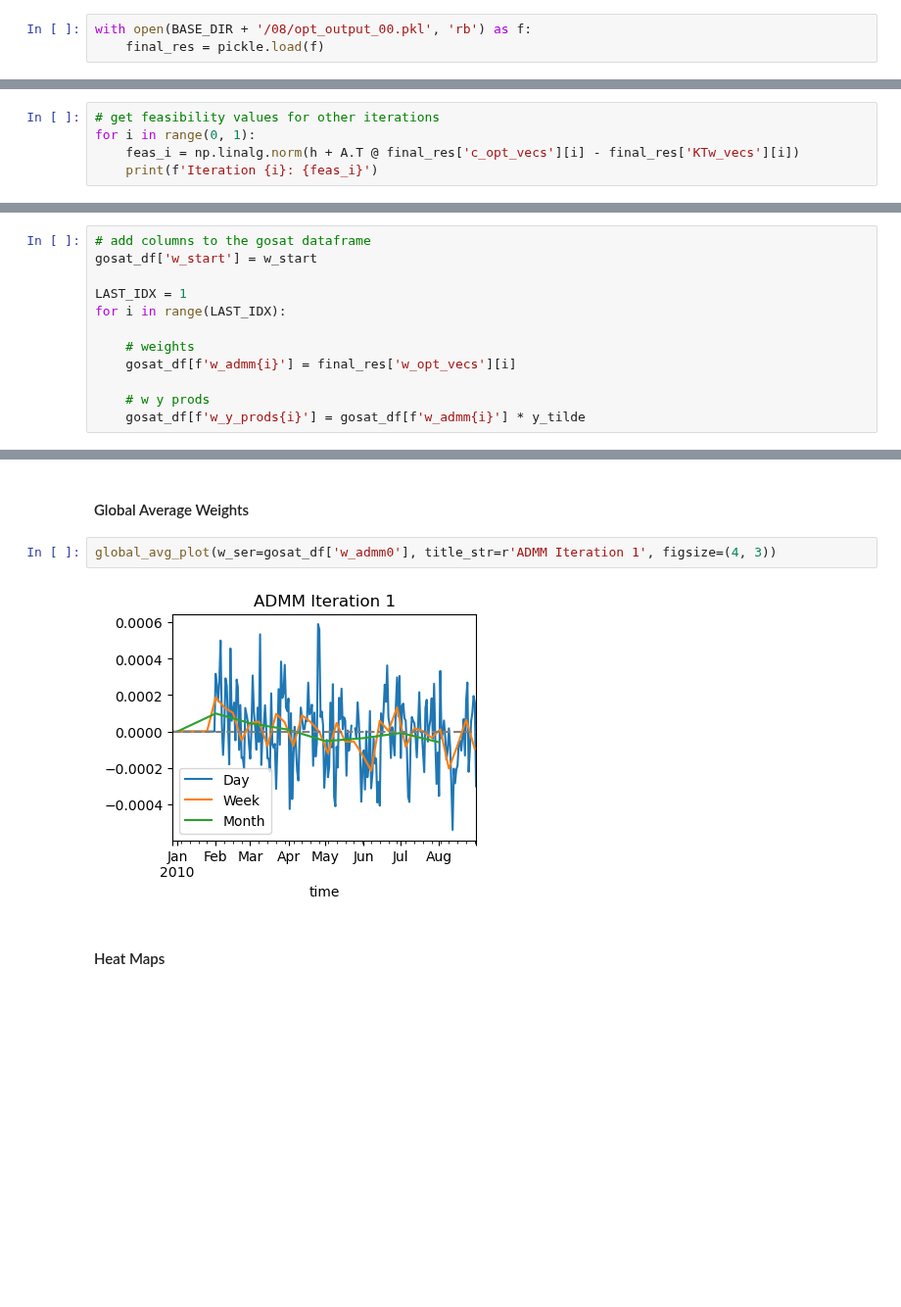
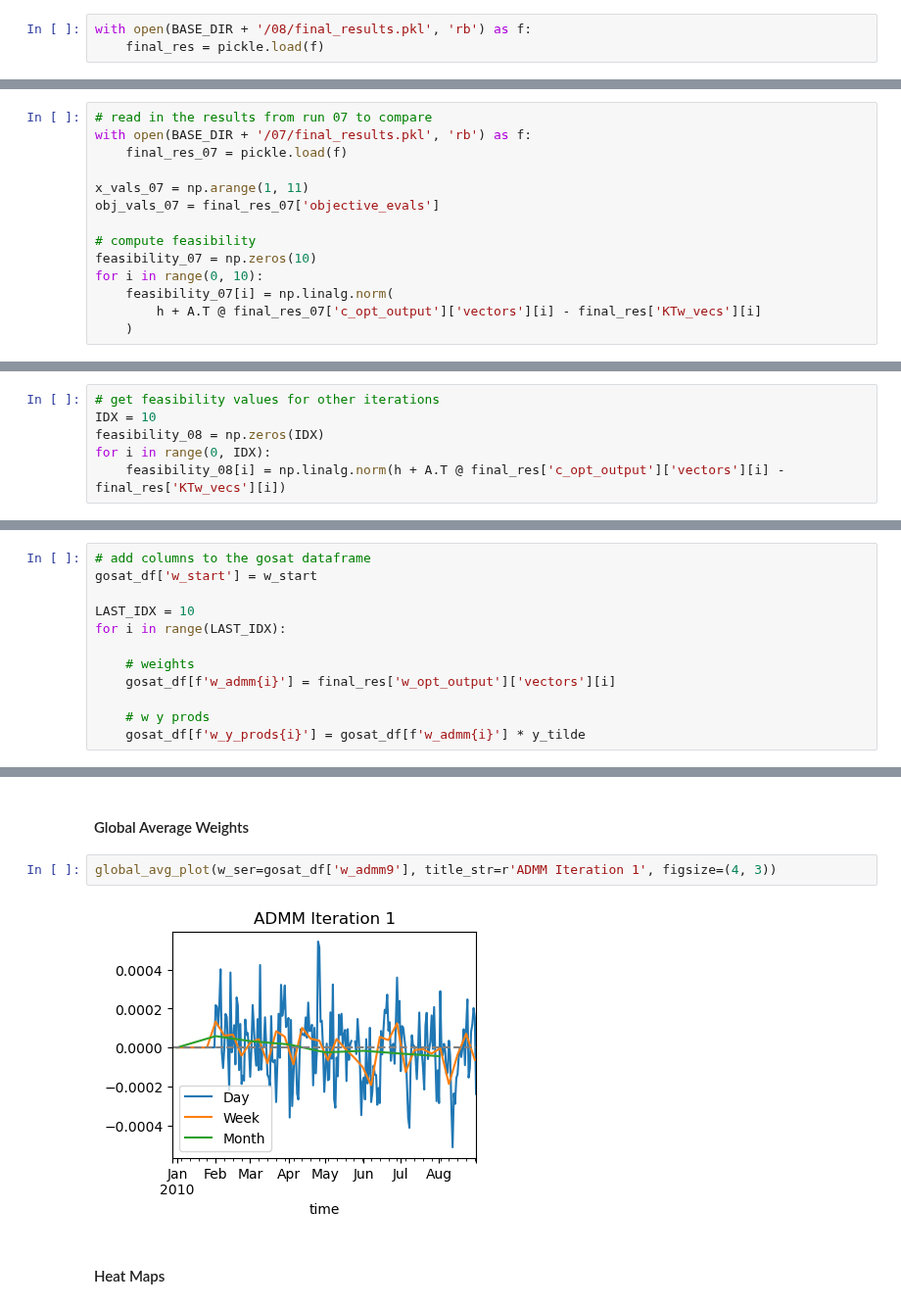
Before and after one commit to mcstanle/cf_inversion_sb_admm, a Jupyter notebook: output_investigation_08.ipynb, the cells around one changed output, grey strips where cells are left out. Shown at 98% size. Saved outputs shown, nothing was run; the diff lists cells and outputs as text; blank space fills up the shorter version.

```diff
--- a/output_investigation_08.ipynb
+++ b/output_investigation_08.ipynb
@@ -203,7 +221,7 @@ plt.show()
 # %% [markdown]
 #### Final results
 # %%
-with open(BASE_DIR + '/08/opt_output_00.pkl', 'rb') as f:
+with open(BASE_DIR + '/08/final_results.pkl', 'rb') as f:
     final_res = pickle.load(f)
 # %%
 final_res
@@ -225,4 +243,18 @@ final_res
         [0., 0., 0., ..., 0., 0., 0.],
         [0., 0., 0., ..., 0., 0., 0.],
         [0., 0., 0., ..., 0., 0., 0.]])}
+# %%
+# read in the results from run 07 to compare
+with open(BASE_DIR + '/07/final_results.pkl', 'rb') as f:
+    final_res_07 = pickle.load(f)
+
+x_vals_07 = np.arange(1, 11)
+obj_vals_07 = final_res_07['objective_evals']
+
+# compute feasibility
+feasibility_07 = np.zeros(10)
+for i in range(0, 10):
+    feasibility_07[i] = np.linalg.norm(
+        h + A.T @ final_res_07['c_opt_output']['vectors'][i] - final_res['KTw_vecs'][i]
+    )
 # %%
@@ -238,5 +284,6 @@ final_res
 # %%
 # get feasibility values for other iterations
-for i in range(0, 1):
-    feas_i = np.linalg.norm(h + A.T @ final_res['c_opt_vecs'][i] - final_res['KTw_vecs'][i])
-    print(f'Iteration {i}: {feas_i}')
+IDX = 10
+feasibility_08 = np.zeros(IDX)
+for i in range(0, IDX):
+    feasibility_08[i] = np.linalg.norm(h + A.T @ final_res['c_opt_output']['vectors'][i] - final_res['KTw_vecs'][i])
@@ -252,11 +320,11 @@ with open('./data/carbon_flux/results/08/intermediate_starts/w_start_it0.npy', '
 # add columns to the gosat dataframe
 gosat_df['w_start'] = w_start
 
-LAST_IDX = 1
+LAST_IDX = 10
 for i in range(LAST_IDX):
 
     # weights
-    gosat_df[f'w_admm{i}'] = final_res['w_opt_vecs'][i]
+    gosat_df[f'w_admm{i}'] = final_res['w_opt_output']['vectors'][i]
 
     # w y prods
     gosat_df[f'w_y_prods{i}'] = gosat_df[f'w_admm{i}'] * y_tilde
@@ -272,9 +340,9 @@ gosat_df.set_index('time', inplace=True)
 # %% [markdown]
 #### Global Average Weights
 # %%
-global_avg_plot(w_ser=gosat_df['w_admm0'], title_str=r'ADMM Iteration 1', figsize=(4, 3))
+global_avg_plot(w_ser=gosat_df['w_admm9'], title_str=r'ADMM Iteration 1', figsize=(4, 3))
 # %% [output]
-[figure, old version]
+[figure, new version]
 # %% [markdown]
 #### Heat Maps
 # %%
```
Also changed, not shown: parts of 9 cells of this notebook, 1 other file.
